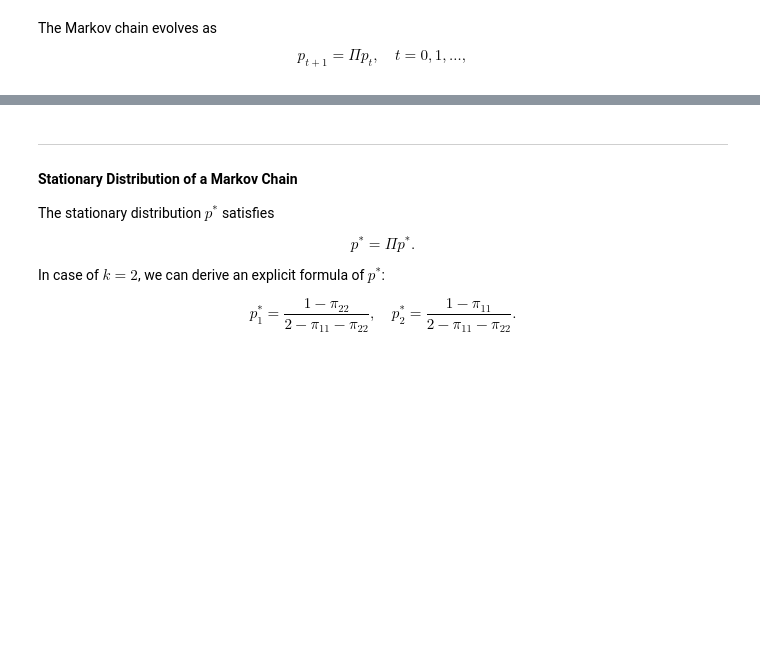
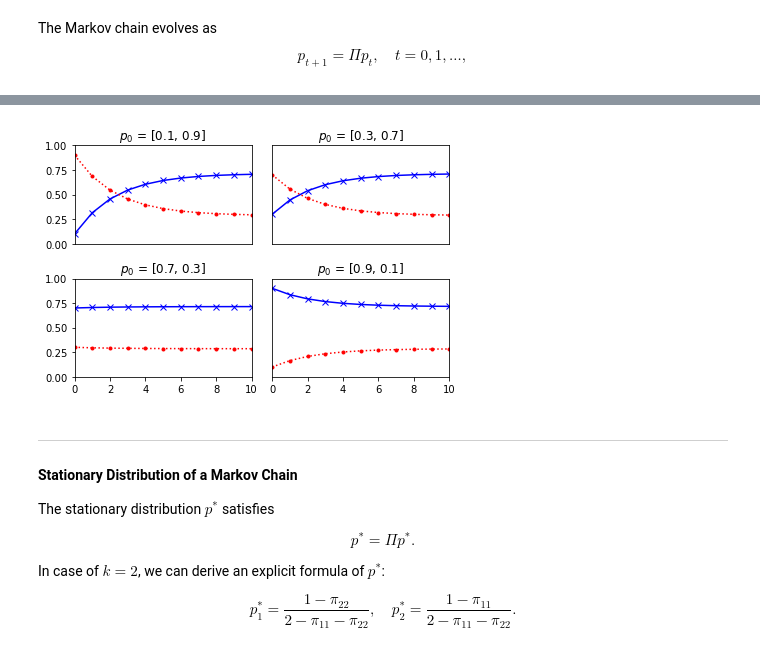
Before and after one commit to nakatsuma/probability_and_statistics, a Jupyter notebook: notebook-b/markovchain.ipynb, the cells around one changed output, grey strips where cells are left out. Saved outputs shown, nothing was run; the diff lists cells and outputs as text; code cells hidden in the pictures; blank space fills up the shorter version.

```diff
--- a/notebook-b/markovchain.ipynb
+++ b/notebook-b/markovchain.ipynb
@@ -120,3 +116,23 @@ markov_chain.shape[0]
+# %%
+fig2 = plt.figure(num=2, facecolor='w')
+init_prob = np.array([[0.1, 0.9], [0.3, 0.7], [0.7, 0.3], [0.9, 0.1]])
+for i in range(4):
+    markov_chain_i = markov_chains(transition_matrix, init_prob[i, :], 10)
+    plt.subplot(2, 2, i+1)
+    plt.plot(periods, markov_chain_i[:, 0], 'b-x', label='State 1')
+    plt.plot(periods, markov_chain_i[:, 1], 'r:.', label='State 2')
+    plt.xlim((periods.min(), periods.max()))
+    plt.ylim((0, 1))
+    if i == 0 or i == 1:
+        plt.xticks([])
+    if i == 1 or i == 3:
+        plt.yticks([])
+    plt.title('$p_0$ = [{0:<3.1f}, {1:<3.1f}]'.format(init_prob[i, 0], init_prob[i, 1]))
+plt.tight_layout()
+# plt.savefig('ms_fig_markovchain2.png', dpi=600)
+plt.show()
+# %% [output]
+[figure, added]
 # %% [markdown]
 ---
 
```
Also changed, not shown: parts of 12 cells of this notebook.
